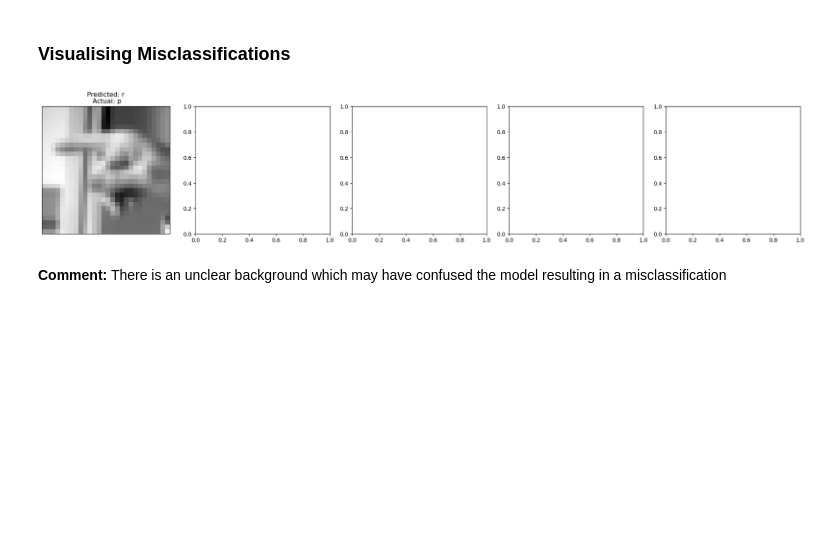
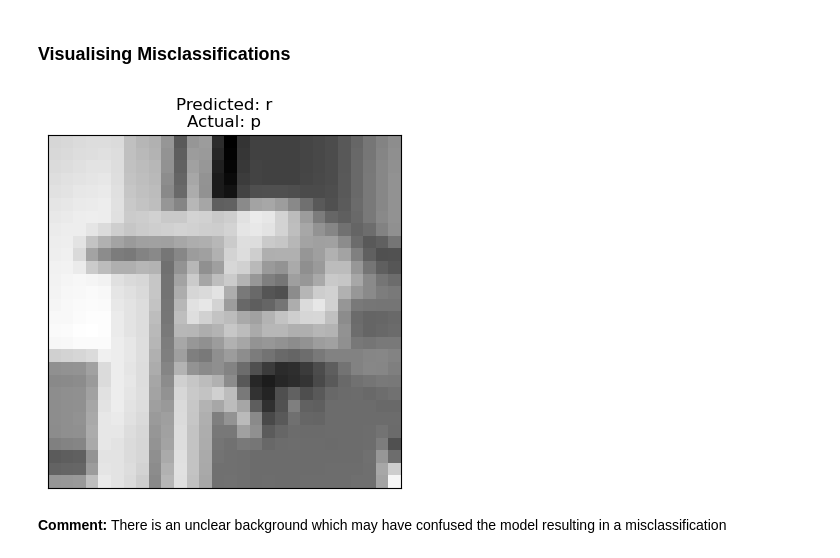
Before and after one commit to simrenbasra/Sign_Lingual, a Jupyter notebook: notebooks/02_logistic_regression/01-log-reg-basic.ipynb, the cells around one changed output. Saved outputs shown, nothing was run; the diff lists cells and outputs as text; code cells hidden in the pictures; blank space fills up the shorter version.

```diff
--- a/notebooks/02_logistic_regression/01-log-reg-basic.ipynb
+++ b/notebooks/02_logistic_regression/01-log-reg-basic.ipynb
@@ -51,8 +49,6 @@ import joblib
-# %%
-# X = joblib.load( '/content/drive/My Drive/Colab Notebooks/Capstone/my_files/X.pkl' )
-# y = joblib.load( '/content/drive/My Drive/Colab Notebooks/Capstone/my_files/y.pkl' )
-X  = joblib.load( '../../model/my_files/X.pkl' )
-y = joblib.load( '../../model/my_files/y.pkl' )
+# %%
+X  = joblib.load( '../../data/my_data/X.pkl' )
+y = joblib.load( '../../data/my_data/y.pkl' )
 # %%
 # Both to be used at a later time to assign meaningful values to the nuermic target class
 alphabet = ['a','b','c','d','e','f','g','h','i','k','l','m','n','o','p','q','r','s','t','u','v','w','x','y']
@@ -244,11 +204,3 @@ X = flattened_dataset
 # Splitting my dataset into train and test datasets (80% = train/20%= test)
 # Setting random state to allow replciation of "random" numbers
 X_train, X_val, y_train, y_val = train_test_split(X, y, test_size = 0.2, random_state=1, stratify= y)
-# %%
-# Modify the X values to be 0-1 instead of 0-255
-X_train = X_train.astype('float32')
-X_val = X_val.astype('float32')
-X_train /= 255
-X_val /= 255
-# Sanity Check
-print(f'X_train range: {X_train.min()}-{X_train.max()}')
@@ -301,5 +244,5 @@ Plotting a confusion matrix shows us the number of correctly and incorrecly clas
 # %%
-pred_y = my_final_model.predict(X_val)
+pred_y = my_model.predict(X_val)
 # %%
 # Calculating the confusion matrix using sklearn.metrics
 conf_matrix = confusion_matrix(y_val, pred_y)
@@ -327,34 +271,35 @@ incorrect_photos = (y_val != pred_y)
 X_val = X_val.reshape(-1,28,28)
 # %%
 num_photos = incorrect_photos.sum()
-rows = math.ceil(num_photos/5)
+rows = math.ceil(num_photos / 5)
 
-fig, axes = plt.subplots(rows,5, figsize=(20,4*rows))
+fig, axes = plt.subplots(rows, 5, figsize=(20, 4 * rows))
 
-ax = axes.flatten()
+for i, ax in enumerate(axes.flatten()):
+    if i < num_photos:
+        ax.imshow(X_val[incorrect_photos][i], cmap='gray')
 
-for i, image in enumerate(X_val[incorrect_photos]):
-    ax[i].imshow(image, cmap='gray')
+        # Get predicted label
+        p = pred_y[incorrect_photos][i]
+        prediction = alphabet[p]
 
-    # Get predicted label
-    p = pred_y[incorrect_photos][i]
-    prediction = alphabet[p]
+        # Get actual label
+        a = y_val[incorrect_photos][i]
+        actual = alphabet[a.astype(np.int32)]
 
-    # Get actual label
-    t = y_val[incorrect_photos][i]
-    actual = alphabet[t.astype(np.int32)]
+        # Set the title of the subplot
+        ax.set_title(f"Predicted: {prediction}\nActual: {actual}")
 
-    # Set the title of the subplot
-    ax[i].set_title(f"Predicted: {prediction}\n Actual: {actual}")
-
-    # Hide the x and y ticks to make
-    ax[i].set_xticks([])
-    ax[i].set_yticks([])
+        # Hide the x and y ticks
+        ax.set_xticks([])
+        ax.set_yticks([])
+    else:
+        fig.delaxes(ax)  # Delete unused subplots
 
 plt.tight_layout()
 plt.show()
 # %% [output]
-[figure, old version]
+[figure, new version]
 # %% [markdown]
 **Comment:**
 There is an unclear background which may have confused the model resulting in a misclassification
```
Also changed, not shown: parts of 42 cells of this notebook.
